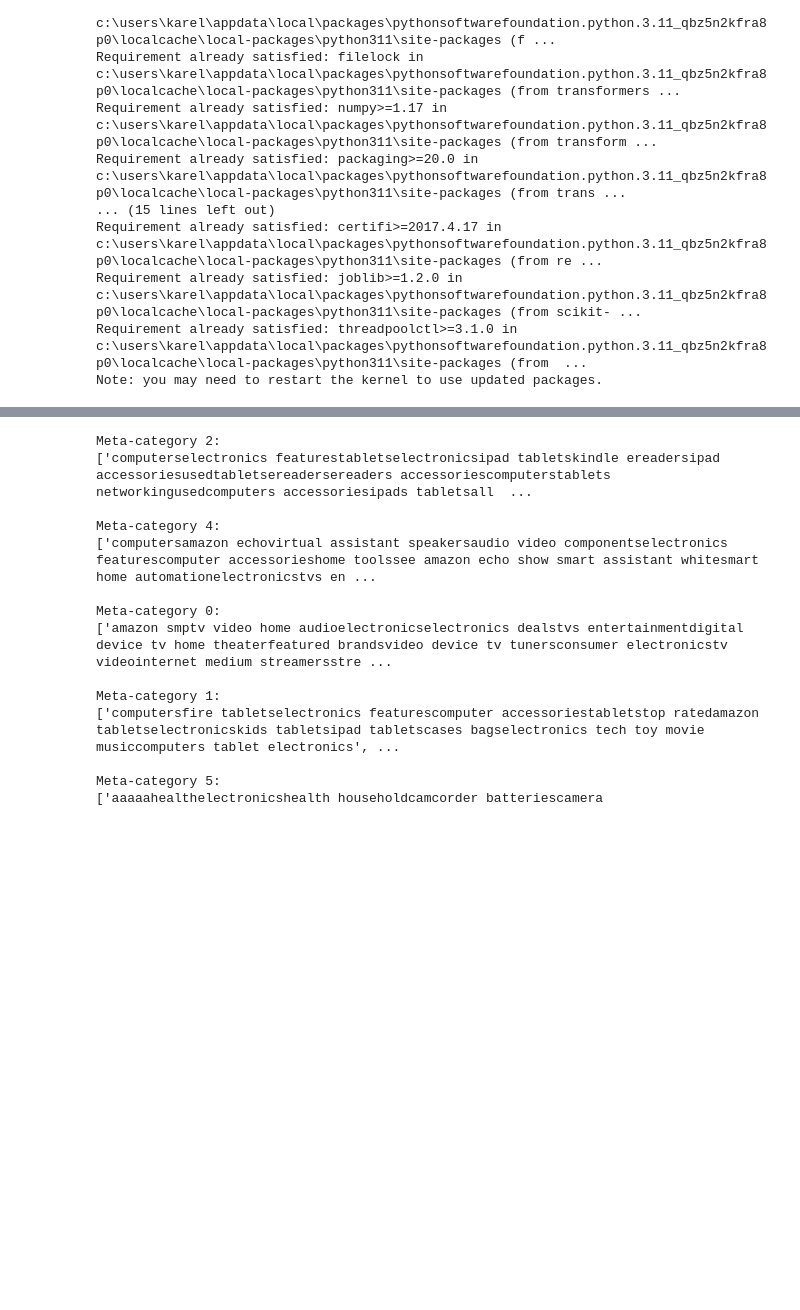
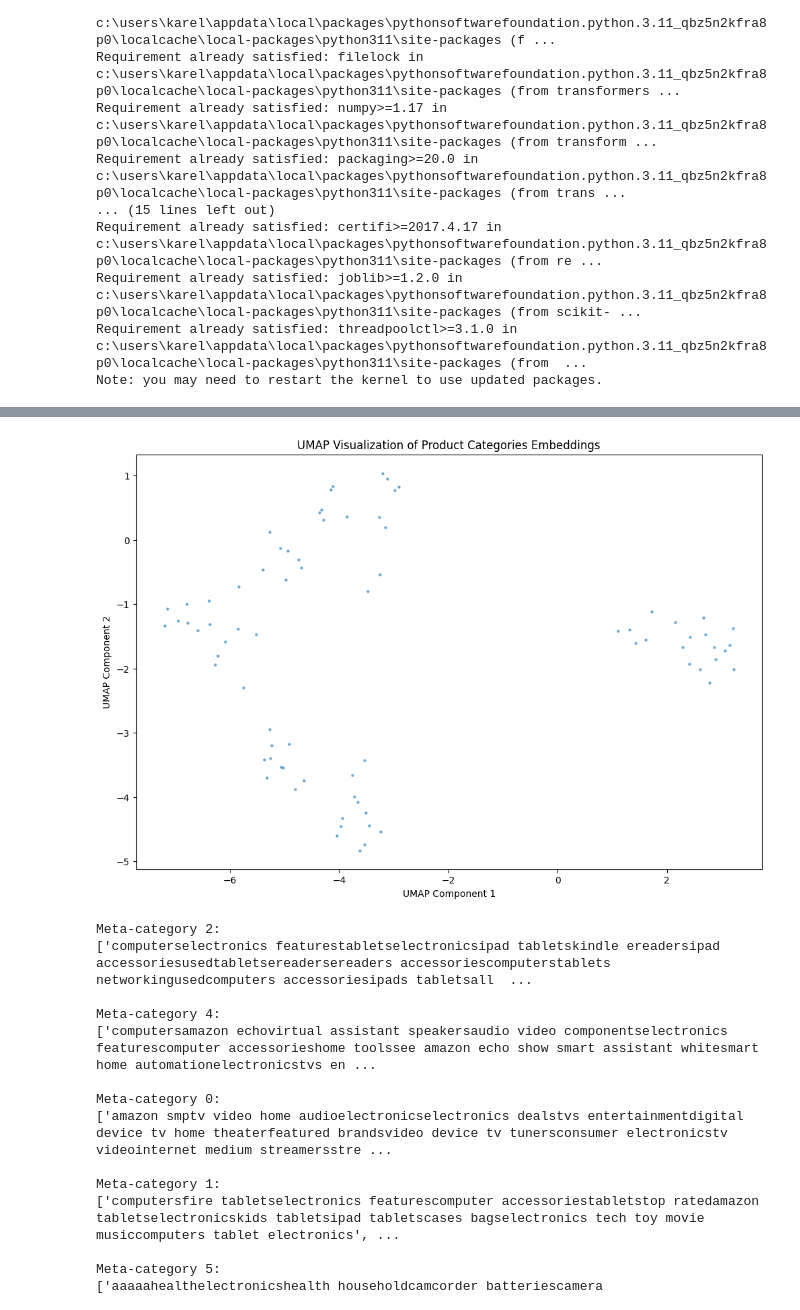
Before and after one commit to rospiero/NLP_Project, a Jupyter notebook: Clustering_model/Extracting_Meta_Categories_in_Dataset.ipynb, the cells around one changed output, grey strips where cells are left out. Saved outputs shown, nothing was run; the diff lists cells and outputs as text; code cells hidden in the pictures; blank space fills up the shorter version.

```diff
--- a/Clustering_model/Extracting_Meta_Categories_in_Dataset.ipynb
+++ b/Clustering_model/Extracting_Meta_Categories_in_Dataset.ipynb
@@ -268,3 +269,19 @@ embeddings = model.encode(unique_texts, show_progress_bar=True, convert_to_tenso
+# %%
+# Visualize the embeddings using UMAP
+import umap
+import matplotlib.pyplot as plt
+# Create a UMAP instance and fit it to the embeddings
+umap_model = umap.UMAP(n_neighbors=15, min_dist=0.1, metric='cosine')
+umap_embeddings = umap_model.fit_transform(embeddings.cpu().numpy())
+# Plot the UMAP embeddings
+plt.figure(figsize=(12, 8))
+plt.scatter(umap_embeddings[:, 0], umap_embeddings[:, 1], s=5, alpha=0.5)
+plt.title('UMAP Visualization of Product Categories Embeddings')
+plt.xlabel('UMAP Component 1')
+plt.ylabel('UMAP Component 2')
+plt.show()
+# %% [output]
+[figure, added]
 # %%
 from sklearn.cluster import KMeans
 from sklearn.metrics import silhouette_score
```
Also changed, not shown: parts of 4 cells of this notebook, 11 other files.
